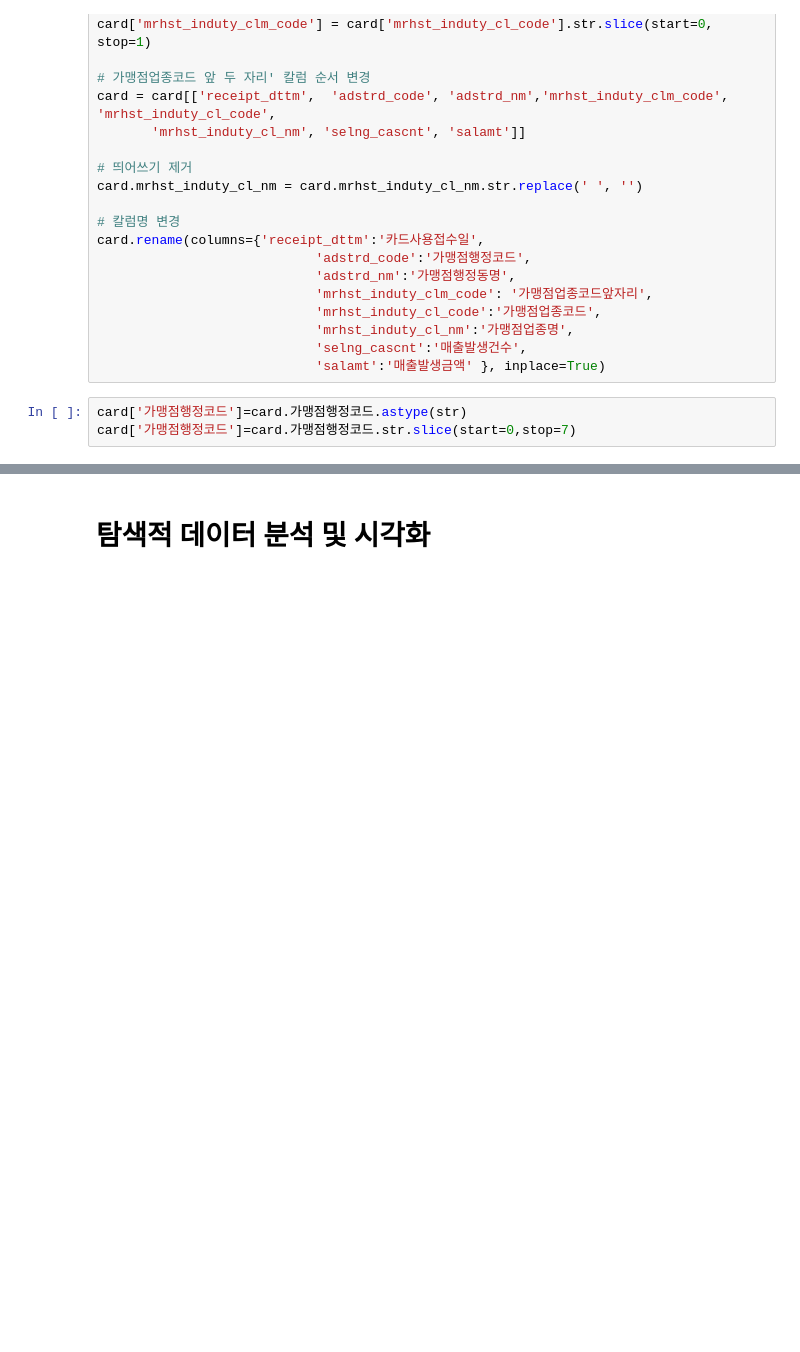
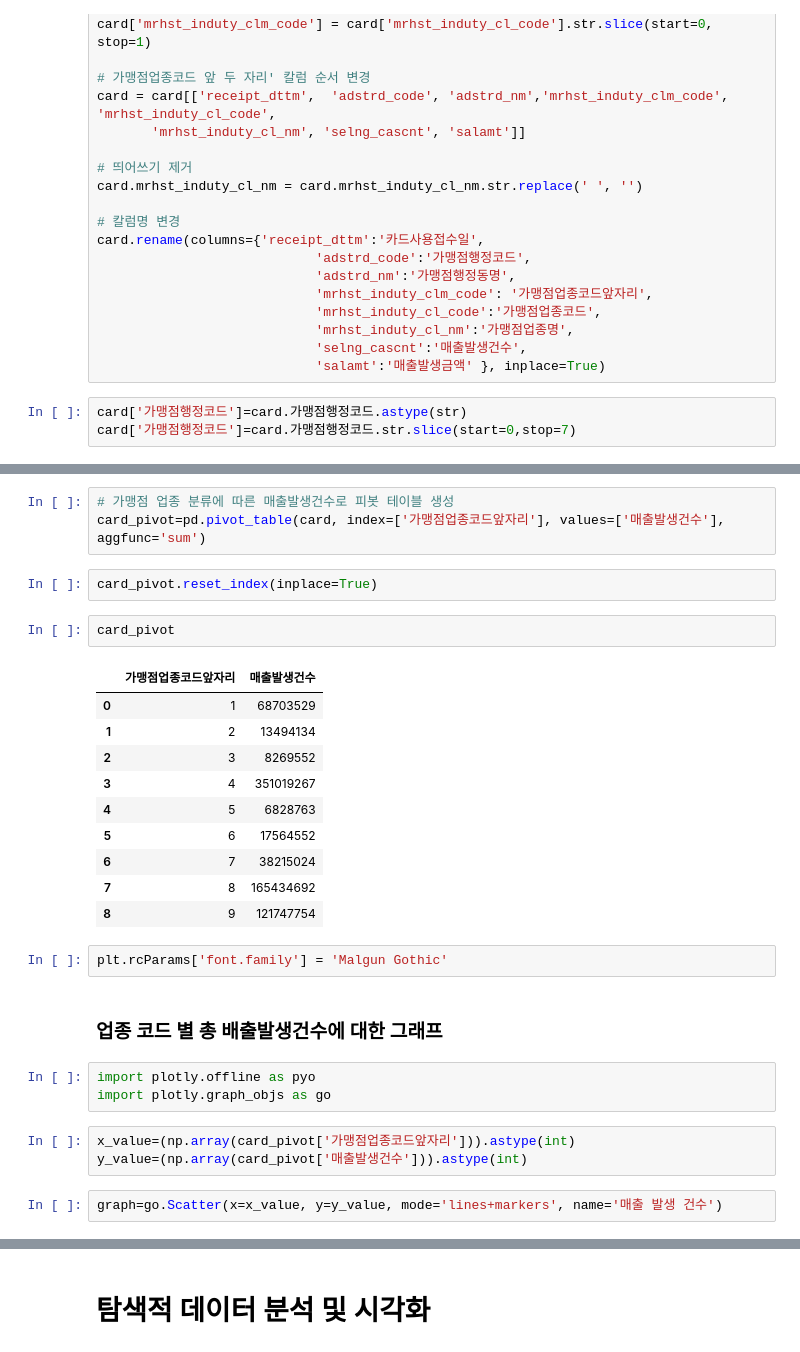
Before and after one commit to mumala/corona-project, a Jupyter notebook: 카드데이터.ipynb, the cells around one changed output, grey strips where cells are left out. Saved outputs shown, nothing was run; the diff lists cells and outputs as text; blank space fills up the shorter version.

```diff
--- a/카드데이터.ipynb
+++ b/카드데이터.ipynb
@@ -88,0 +113,30 @@ card.head()
+# %%
+# 가맹점 업종 분류에 따른 매출발생건수로 피봇 테이블 생성
+card_pivot=pd.pivot_table(card, index=['가맹점업종코드앞자리'], values=['매출발생건수'], aggfunc='sum')
+# %%
+card_pivot.reset_index(inplace=True)
+# %%
+card_pivot
+# %% [output]
+|  | 가맹점업종코드앞자리 | 매출발생건수 |
+| 0 | 1 | 68703529 |
+| 1 | 2 | 13494134 |
+| 2 | 3 | 8269552 |
+| 3 | 4 | 351019267 |
+| 4 | 5 | 6828763 |
+| 5 | 6 | 17564552 |
+| 6 | 7 | 38215024 |
+| 7 | 8 | 165434692 |
+| 8 | 9 | 121747754 |
+# %%
+plt.rcParams['font.family'] = 'Malgun Gothic'
+# %% [markdown]
+### 업종 코드 별 총 배출발생건수에 대한 그래프
+# %%
+import plotly.offline as pyo
+import plotly.graph_objs as go
+# %%
+x_value=(np.array(card_pivot['가맹점업종코드앞자리'])).astype(int)
+y_value=(np.array(card_pivot['매출발생건수'])).astype(int)
+# %%
+graph=go.Scatter(x=x_value, y=y_value, mode='lines+markers', name='매출 발생 건수')
```
Also changed, not shown: parts of 18 cells of this notebook.
